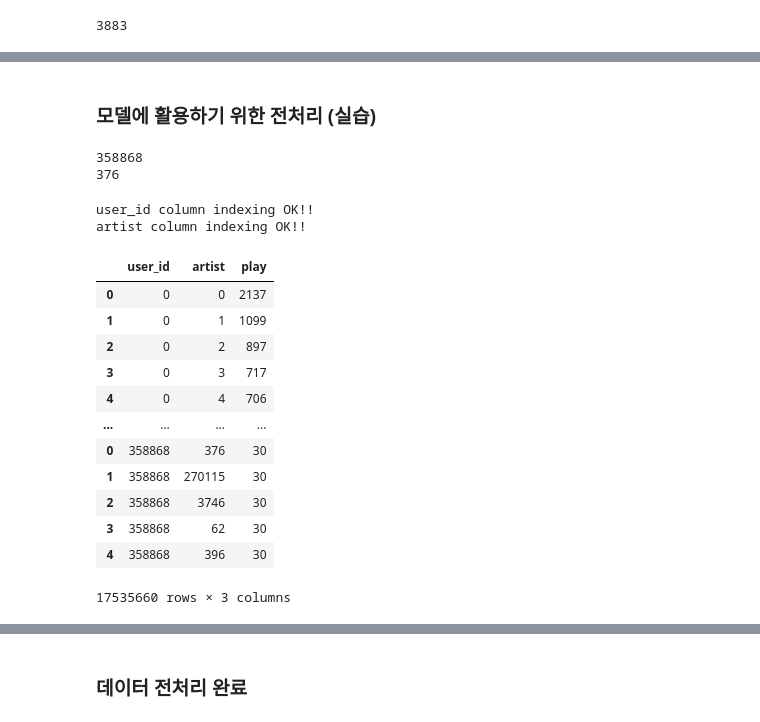
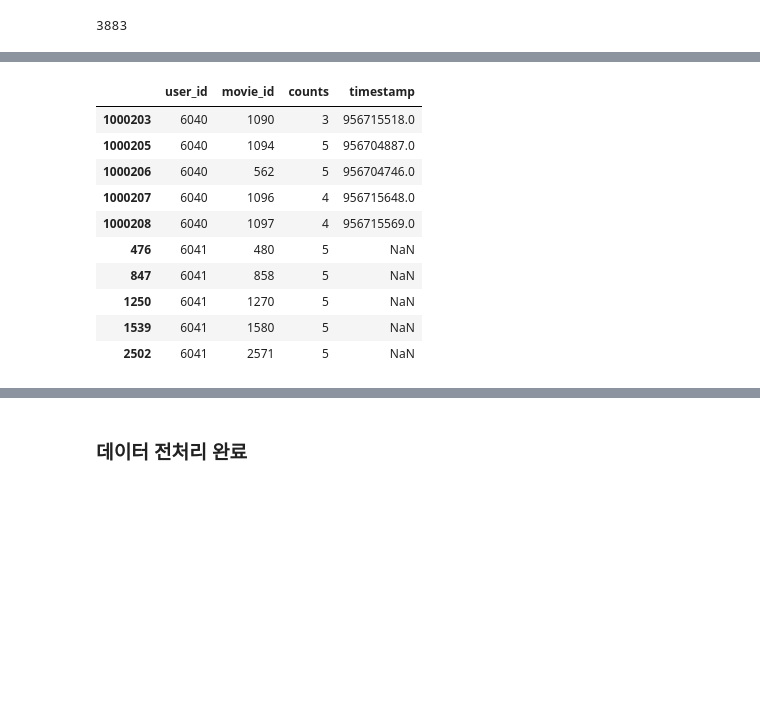
Before and after one commit to yssihn/Aiffel, a Jupyter notebook: [E-14]RecommenArtistIU/exp_14_01.ipynb, the cells around one changed output, grey strips where cells are left out. Saved outputs shown, nothing was run; the diff lists cells and outputs as text; code cells hidden in the pictures; blank space fills up the shorter version.

```diff
--- a/[E-14]RecommenArtistIU/exp_14_01.ipynb
+++ b/[E-14]RecommenArtistIU/exp_14_01.ipynb
@@ -211,2 +135,0 @@ data.tail(10)       # 잘 추가되었는지 확인해 봅시다.
-# %% [markdown]
-### 모델에 활용하기 위한 전처리 (실습)
@@ -223,47 +136,20 @@ print("뿡=3")
-# %%
-# 인덱싱이 잘 되었는지 확인해 봅니다.
-print(user_to_idx['zimin'])    # 358869명의 유저 중 마지막으로 추가된 유저이니 358868이 나와야 합니다.
-print(artist_to_idx['black eyed peas'])
-# %% [output]
-358868
-376
-# %%
-# indexing을 통해 데이터 컬럼 내 값을 바꾸는 코드
-# dictionary 자료형의 get 함수는 https://wikidocs.net/16 을 참고하세요.
-
-# user_to_idx.get을 통해 user_id 컬럼의 모든 값을 인덱싱한 Series를 구해 봅시다.
-# 혹시 정상적으로 인덱싱되지 않은 row가 있다면 인덱스가 NaN이 될 테니 dropna()로 제거합니다.
-temp_user_data = data['user_id'].map(user_to_idx.get).dropna()
-
-if len(temp_user_data) == len(data):   # 모든 row가 정상적으로 인덱싱되었다면
-    print('user_id column indexing OK!!')
-    data['user_id'] = temp_user_data   # data['user_id']을 인덱싱된 Series로 교체해 줍니다.
-else:
-    print('user_id column indexing Fail!!')
-
-# artist_to_idx을 통해 artist 컬럼도 동일한 방식으로 인덱싱해 줍니다.
-temp_artist_data = data['artist'].map(artist_to_idx.get).dropna()
-
-if len(temp_artist_data) == len(data):
-    print('artist column indexing OK!!')
-    data['artist'] = temp_artist_data
-else:
-    print('artist column indexing Fail!!')
-
-data
-# %% [output]
-user_id column indexing OK!!
-artist column indexing OK!!
-|  | user_id | artist | play |
-| 0 | 0 | 0 | 2137 |
-| 1 | 0 | 1 | 1099 |
-| 2 | 0 | 2 | 897 |
-| 3 | 0 | 3 | 717 |
-| 4 | 0 | 4 | 706 |
-| ... | ... | ... | ... |
-| 0 | 358868 | 376 | 30 |
-| 1 | 358868 | 270115 | 30 |
-| 2 | 358868 | 3746 | 30 |
-| 3 | 358868 | 62 | 30 |
-| 4 | 358868 | 396 | 30 |
-17535660 rows × 3 columns
+# %%
+my_favorite = ['Godfather, The (1972)' , 'Back to the Future (1985)' ,'Matrix, The (1999)' ,'Men in Black (1997)' ,'Jurassic Park (1993)']
+favorite_movie_id = movies[movies['title'].isin(my_favorite)]
+my_movie = pd.DataFrame({'user_id': [6041]*5, 'movie_id': favorite_movie_id['movie_id'], 'counts':[5]*5})
+
+if not ratings.isin({'user_id':[6041]})['user_id'].any():
+    ratings = ratings.append(my_movie)
+ratings.tail(10)
+# %% [output]
+|  | user_id | movie_id | counts | timestamp |
+| 1000203 | 6040 | 1090 | 3 | 956715518.0 |
+| 1000205 | 6040 | 1094 | 5 | 956704887.0 |
+| 1000206 | 6040 | 562 | 5 | 956704746.0 |
+| 1000207 | 6040 | 1096 | 4 | 956715648.0 |
+| 1000208 | 6040 | 1097 | 4 | 956715569.0 |
+| 476 | 6041 | 480 | 5 | NaN |
+| 847 | 6041 | 858 | 5 | NaN |
+| 1250 | 6041 | 1270 | 5 | NaN |
+| 1539 | 6041 | 1580 | 5 | NaN |
+| 2502 | 6041 | 2571 | 5 | NaN |
```
Also changed, not shown: parts of 51 cells of this notebook.
